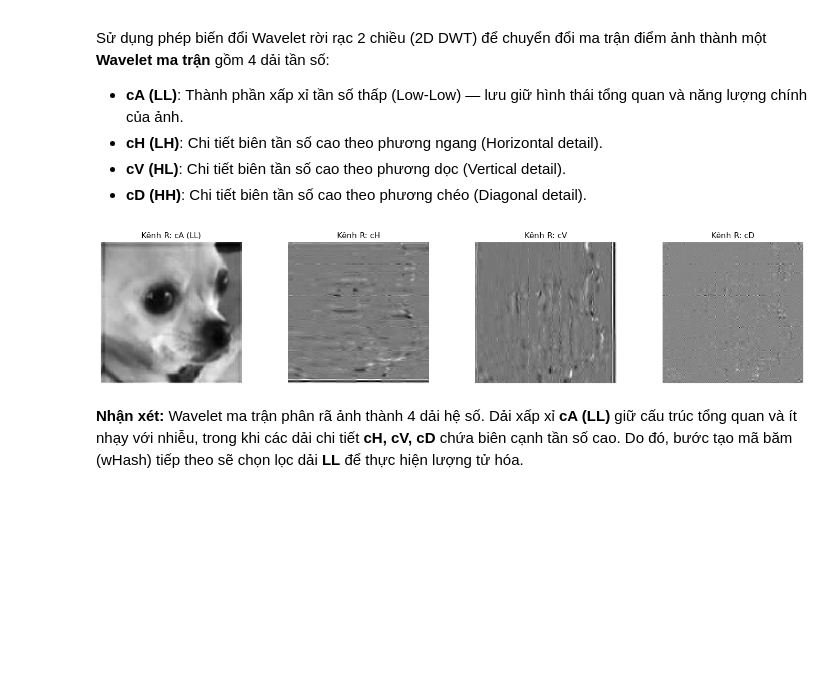
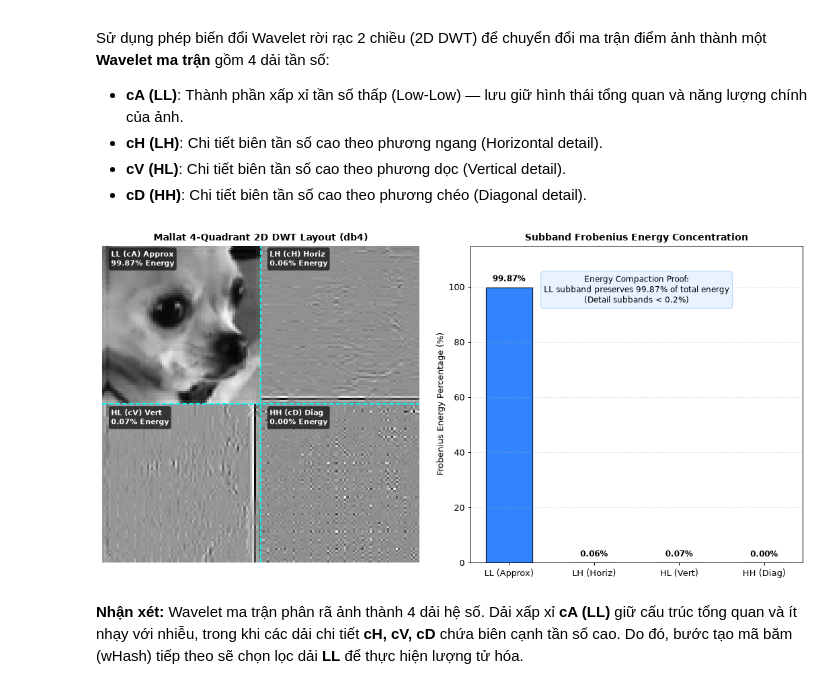
Before and after one commit to bush-le/uth-cv-labs, a Jupyter notebook: notebooks/labs/lab_04.ipynb, the cells around one changed output. Cells and saved outputs as stored; diff of their text form; code cells hidden in the pictures; blank space fills up the shorter version.

Commit message:
feat(lab04): enrich wHash pipeline with 7 spectral, statistical, and CBIR dropoff charts

```diff
--- a/notebooks/labs/lab_04.ipynb
+++ b/notebooks/labs/lab_04.ipynb
@@ -81,24 +83,22 @@ Sử dụng phép biến đổi Wavelet rời rạc 2 chiều (2D DWT) để chu
 # %%
 demo_id = sources[settings["detail_source_index"]]["source_id"]
 demo_rgb = rgb_images[demo_id]
 
 # Chuẩn bị kênh R (chuẩn hóa [0, 1], kích thước 256×256) và phân rã 2D DWT 1 cấp
 prepared_r = cv2.resize(
     demo_rgb[:, :, 0].astype(np.float32) / 255,
     tuple(params["image_size"]),
     interpolation=cv2.INTER_AREA,
 )
 c_a, (c_h, c_v, c_d) = pywt.dwt2(
     prepared_r, params["wavelet"], mode="symmetric"
 )
 
-visual.show_grid(
-    [c_a, c_h, c_v, c_d],
-    ["Kênh R: cA (LL)", "Kênh R: cH", "Kênh R: cV", "Kênh R: cD"],
-    ncols=4,
-)
+# Trực quan hóa bố cục 4 góc phần tư Mallat và phân tích năng lượng Frobenius các dải sóng
+visual.plot_dwt_energy_analysis(demo_rgb, wavelet=params["wavelet"])
+plt.show()
 # %% [output]
-[figure, old version]
+[figure, new version]
 # %% [markdown]
 **Nhận xét:** Wavelet ma trận phân rã ảnh thành 4 dải hệ số. Dải xấp xỉ **cA (LL)** giữ cấu trúc tổng quan và ít nhạy với nhiễu, trong khi các dải chi tiết **cH, cV, cD** chứa biên cạnh tần số cao. Do đó, bước tạo mã băm (wHash) tiếp theo sẽ chọn lọc dải **LL** để thực hiện lượng tử hóa.
 # %% [markdown]
```
Also changed, not shown: parts of 7 cells of this notebook, 18 other files.
